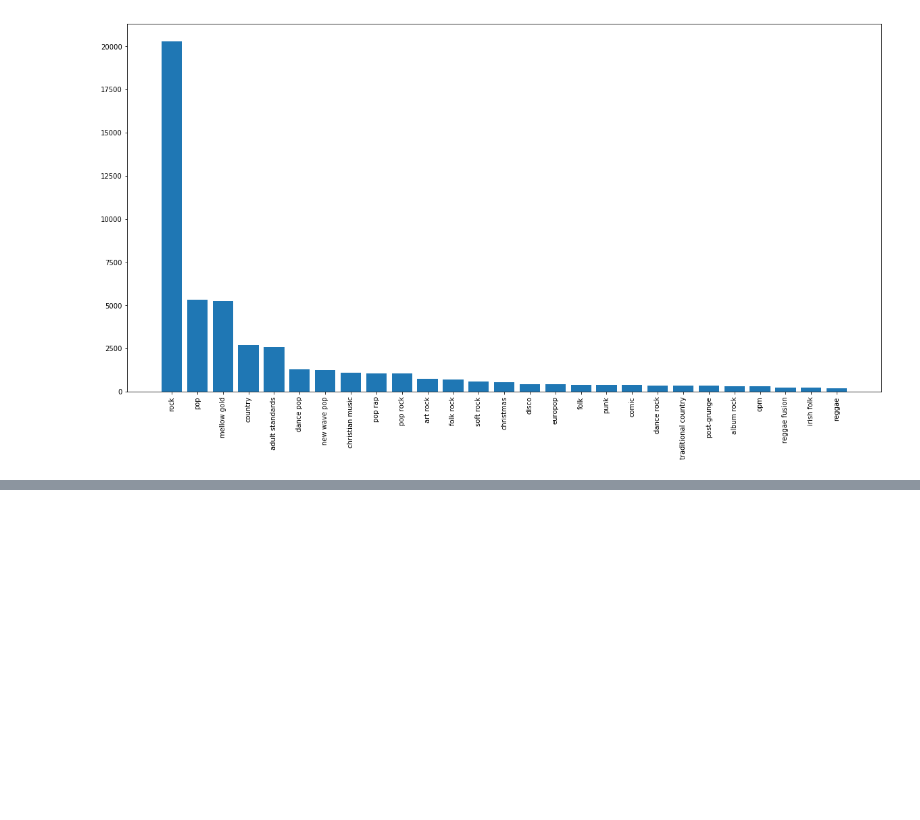
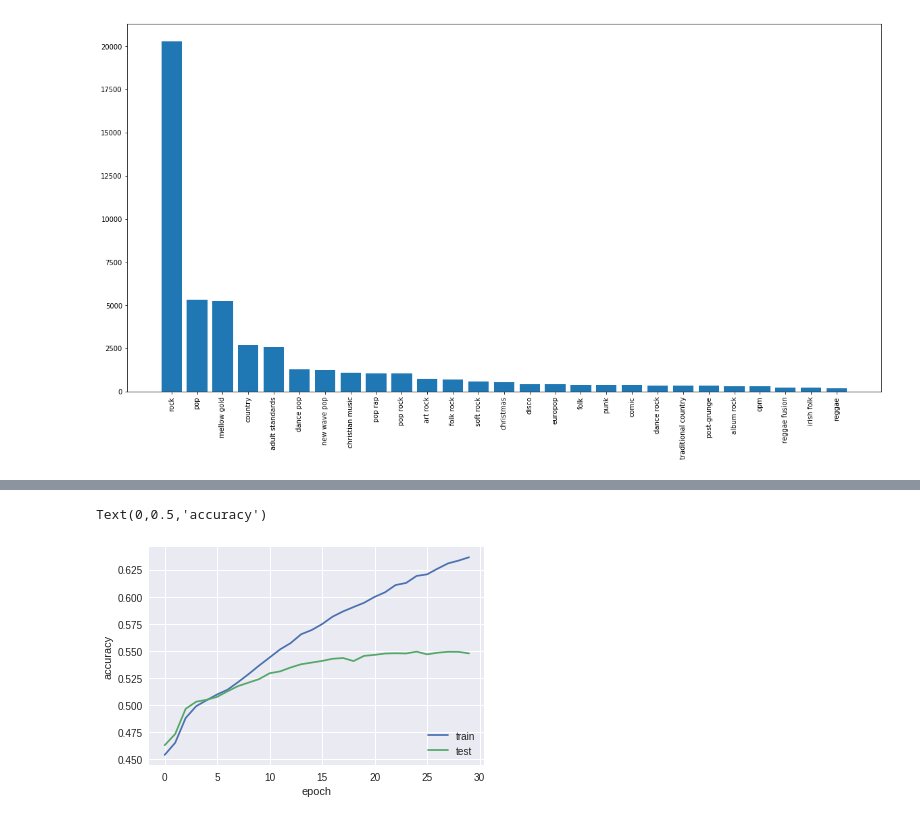
Before and after one commit to ahc72/NLP-Project, a Jupyter notebook: Analysis and Prediction Model.ipynb, the cells around one changed output, grey strips where cells are left out. Saved outputs shown, nothing was run; the diff lists cells and outputs as text; code cells hidden in the pictures; blank space fills up the shorter version.

```diff
--- a/Analysis and Prediction Model.ipynb
+++ b/Analysis and Prediction Model.ipynb
@@ -146,0 +301,10 @@ history = model.fit(X_train, y_train,
+# %%
+x = songs['text'].values
+y = songs['genre_id'].values
+
+x_train, x_test, y_train, y_test = train_test_split(x, y, test_size=0.20, random_state=22)
+
+tfidf_vec   = TfidfVectorizer()
+x_train_vec = tfidf_vec.fit_transform(x_train)
+x_test_vec  = tfidf_vec.transform(x_test)
+x_train_vec.shape
@@ -146,0 +362,10 @@ history = model.fit(X_train, y_train,
+# %%
+max_features = 10000
+model = Sequential()
+model.add(Embedding(input_dim = max_features, output_dim = 50))
+model.add(GlobalAveragePooling1D())
+model.add(Dropout(0.25))
+model.add(Dense(13, activation ='softmax'))
+# %%
+opt = keras.optimizers.Adam(lr=0.001) # speed up optimization
+model.compile(loss='categorical_crossentropy', optimizer=opt ,metrics=["accuracy"])
@@ -146,0 +390,5 @@ history = model.fit(X_train, y_train,
+# %%
+history2 = model.fit(X_train, y_train,
+                    epochs = 30, batch_size = 128,
+                    validation_data = (X_test, y_test),
+                    verbose=1)
@@ -146,0 +413,9 @@ history = model.fit(X_train, y_train,
+# %%
+plt.plot(history2.history['acc'])
+plt.plot(history2.history['val_acc'])
+plt.legend(['train', 'test'], loc='lower right')
+plt.xlabel('epoch')
+plt.ylabel('accuracy')
+# %% [output]
+Text(0,0.5,'accuracy')
+[figure, added]
```
Also changed, not shown: parts of 57 cells of this notebook.
